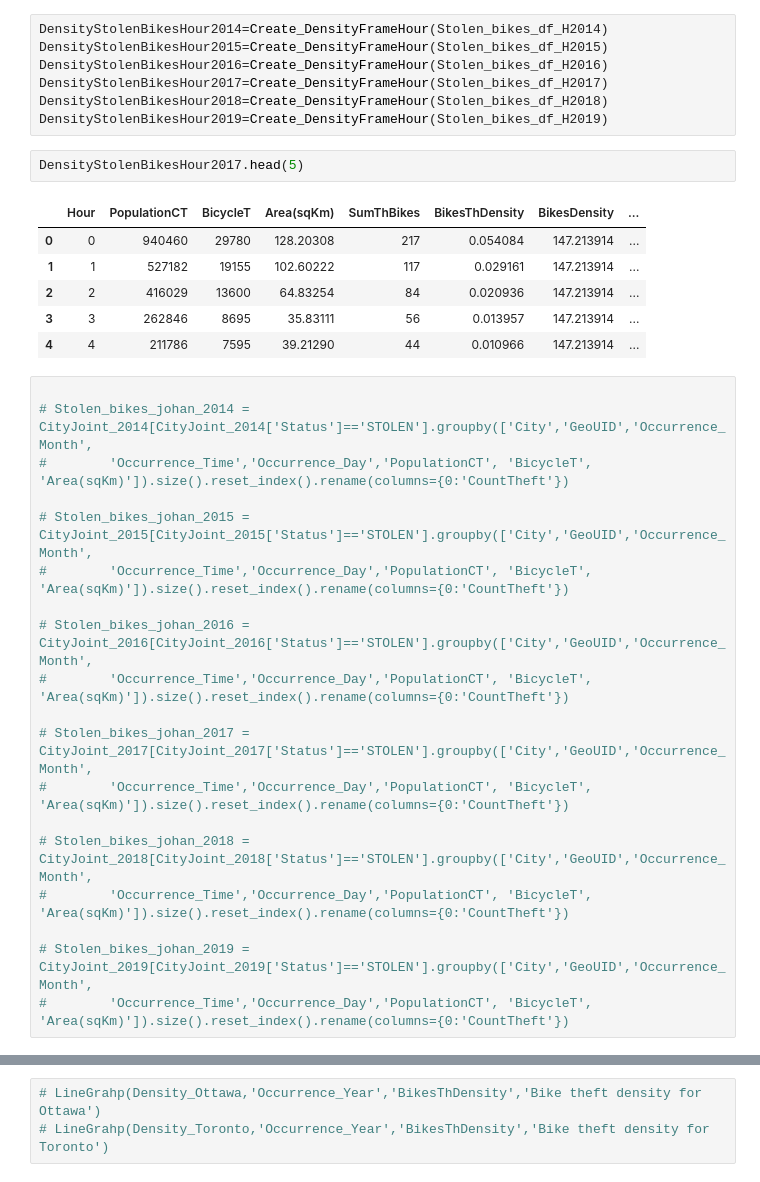
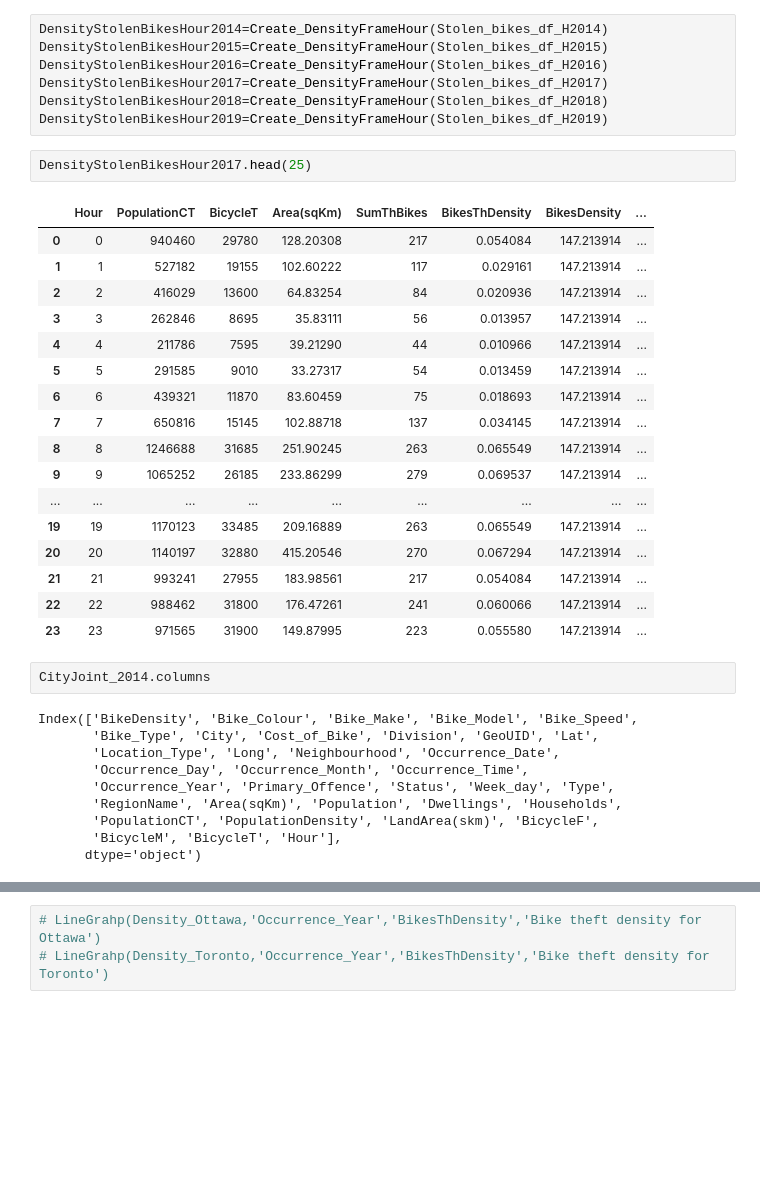
Before and after one commit to TEAM-IMT/bikes-theft-model, a Jupyter notebook: Codigos/Statistics_Census_Diegof.ipynb, the cells around one changed output, grey strips where cells are left out. Drawn from its saved outputs; the diff is of its cells as text; blank space fills up the shorter version.

Commit message:
Archivos_Johan

```diff
--- a/Codigos/Statistics_Census_Diegof.ipynb
+++ b/Codigos/Statistics_Census_Diegof.ipynb
@@ -1077,30 +1073,34 @@ DensityStolenBikesHour2017=Create_DensityFrameHour(Stolen_bikes_df_H2017)
 DensityStolenBikesHour2018=Create_DensityFrameHour(Stolen_bikes_df_H2018)
 DensityStolenBikesHour2019=Create_DensityFrameHour(Stolen_bikes_df_H2019)
 # %%
-DensityStolenBikesHour2017.head(5)
+DensityStolenBikesHour2017.head(25)
 # %% [output]
 |  | Hour | PopulationCT | BicycleT | Area(sqKm) | SumThBikes | BikesThDensity | BikesDensity | ... |
 | 0 | 0 | 940460 | 29780 | 128.20308 | 217 | 0.054084 | 147.213914 | ... |
 | 1 | 1 | 527182 | 19155 | 102.60222 | 117 | 0.029161 | 147.213914 | ... |
 | 2 | 2 | 416029 | 13600 | 64.83254 | 84 | 0.020936 | 147.213914 | ... |
 | 3 | 3 | 262846 | 8695 | 35.83111 | 56 | 0.013957 | 147.213914 | ... |
 | 4 | 4 | 211786 | 7595 | 39.21290 | 44 | 0.010966 | 147.213914 | ... |
+| 5 | 5 | 291585 | 9010 | 33.27317 | 54 | 0.013459 | 147.213914 | ... |
+| 6 | 6 | 439321 | 11870 | 83.60459 | 75 | 0.018693 | 147.213914 | ... |
+| 7 | 7 | 650816 | 15145 | 102.88718 | 137 | 0.034145 | 147.213914 | ... |
+| 8 | 8 | 1246688 | 31685 | 251.90245 | 263 | 0.065549 | 147.213914 | ... |
+| 9 | 9 | 1065252 | 26185 | 233.86299 | 279 | 0.069537 | 147.213914 | ... |
+| ... | ... | ... | ... | ... | ... | ... | ... | ... |
+| 19 | 19 | 1170123 | 33485 | 209.16889 | 263 | 0.065549 | 147.213914 | ... |
+| 20 | 20 | 1140197 | 32880 | 415.20546 | 270 | 0.067294 | 147.213914 | ... |
+| 21 | 21 | 993241 | 27955 | 183.98561 | 217 | 0.054084 | 147.213914 | ... |
+| 22 | 22 | 988462 | 31800 | 176.47261 | 241 | 0.060066 | 147.213914 | ... |
+| 23 | 23 | 971565 | 31900 | 149.87995 | 223 | 0.055580 | 147.213914 | ... |
-# %%
-
-# Stolen_bikes_johan_2014 = CityJoint_2014[CityJoint_2014['Status']=='STOLEN'].groupby(['City','GeoUID','Occurrence_Month',
-#        'Occurrence_Time','Occurrence_Day','PopulationCT', 'BicycleT', 'Area(sqKm)']).size().reset_index().rename(columns={0:'CountTheft'})
-
-# Stolen_bikes_johan_2015 = CityJoint_2015[CityJoint_2015['Status']=='STOLEN'].groupby(['City','GeoUID','Occurrence_Month',
-#        'Occurrence_Time','Occurrence_Day','PopulationCT', 'BicycleT', 'Area(sqKm)']).size().reset_index().rename(columns={0:'CountTheft'})
-
-# Stolen_bikes_johan_2016 = CityJoint_2016[CityJoint_2016['Status']=='STOLEN'].groupby(['City','GeoUID','Occurrence_Month',
-#        'Occurrence_Time','Occurrence_Day','PopulationCT', 'BicycleT', 'Area(sqKm)']).size().reset_index().rename(columns={0:'CountTheft'})
-
-# Stolen_bikes_johan_2017 = CityJoint_2017[CityJoint_2017['Status']=='STOLEN'].groupby(['City','GeoUID','Occurrence_Month',
-#        'Occurrence_Time','Occurrence_Day','PopulationCT', 'BicycleT', 'Area(sqKm)']).size().reset_index().rename(columns={0:'CountTheft'})
-
-# Stolen_bikes_johan_2018 = CityJoint_2018[CityJoint_2018['Status']=='STOLEN'].groupby(['City','GeoUID','Occurrence_Month',
-#        'Occurrence_Time','Occurrence_Day','PopulationCT', 'BicycleT', 'Area(sqKm)']).size().reset_index().rename(columns={0:'CountTheft'})
-
-# Stolen_bikes_johan_2019 = CityJoint_2019[CityJoint_2019['Status']=='STOLEN'].groupby(['City','GeoUID','Occurrence_Month',
-#        'Occurrence_Time','Occurrence_Day','PopulationCT', 'BicycleT', 'Area(sqKm)']).size().reset_index().rename(columns={0:'CountTheft'})
+# %%
+CityJoint_2014.columns
+# %% [output]
+Index(['BikeDensity', 'Bike_Colour', 'Bike_Make', 'Bike_Model', 'Bike_Speed',
+       'Bike_Type', 'City', 'Cost_of_Bike', 'Division', 'GeoUID', 'Lat',
+       'Location_Type', 'Long', 'Neighbourhood', 'Occurrence_Date',
+       'Occurrence_Day', 'Occurrence_Month', 'Occurrence_Time',
+       'Occurrence_Year', 'Primary_Offence', 'Status', 'Week_day', 'Type',
+       'RegionName', 'Area(sqKm)', 'Population', 'Dwellings', 'Households',
+       'PopulationCT', 'PopulationDensity', 'LandArea(skm)', 'BicycleF',
+       'BicycleM', 'BicycleT', 'Hour'],
+      dtype='object')
```
Also changed, not shown: parts of 7 cells of this notebook.
